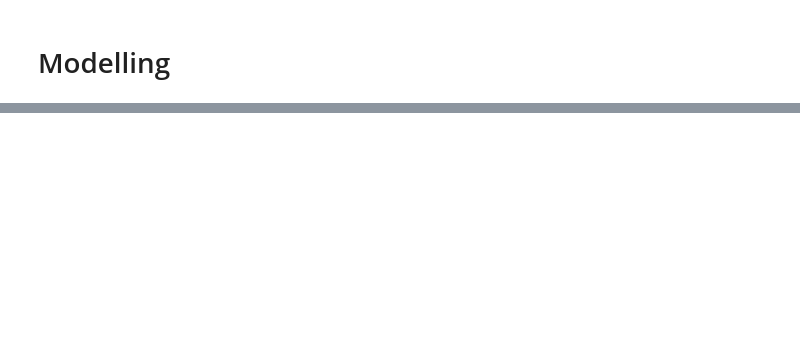
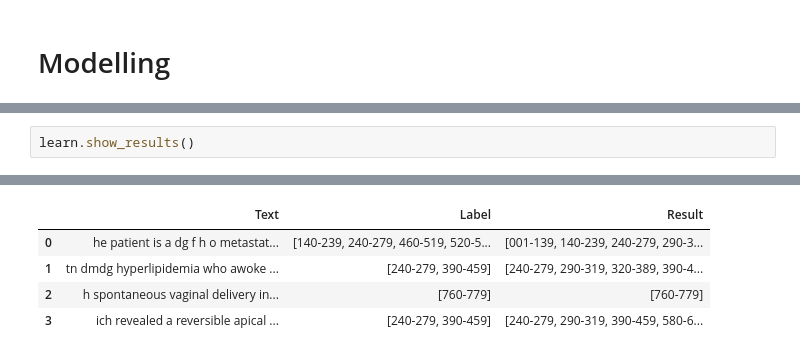
Before and after one commit to pmaxit/MIMIC-III, a Jupyter notebook: notebooks/Training.ipynb, the cells around one changed output, grey strips where cells are left out. Saved outputs shown, nothing was run; the diff lists cells and outputs as text; blank space fills up the shorter version.

```diff
--- a/notebooks/Training.ipynb
+++ b/notebooks/Training.ipynb
@@ -108,0 +164,3 @@ learn.fit_one_cycle(3, lr_max=4*10e-3)
+# %%
+learn.show_results()
+# %% [output]
@@ -108,0 +168,5 @@ learn.fit_one_cycle(3, lr_max=4*10e-3)
+|  | Text | Label | Result |
+| 0 | he patient is a dg f h o metastat... | [140-239, 240-279, 460-519, 520-5... | [001-139, 140-239, 240-279, 290-3... |
+| 1 | tn dmdg hyperlipidemia who awoke ... | [240-279, 390-459] | [240-279, 290-319, 320-389, 390-4... |
+| 2 | h spontaneous vaginal delivery in... | [760-779] | [760-779] |
+| 3 | ich revealed a reversible apical ... | [240-279, 390-459] | [240-279, 290-319, 390-459, 580-6... |
```
Also changed, not shown: parts of 21 cells of this notebook, 10 other files.
